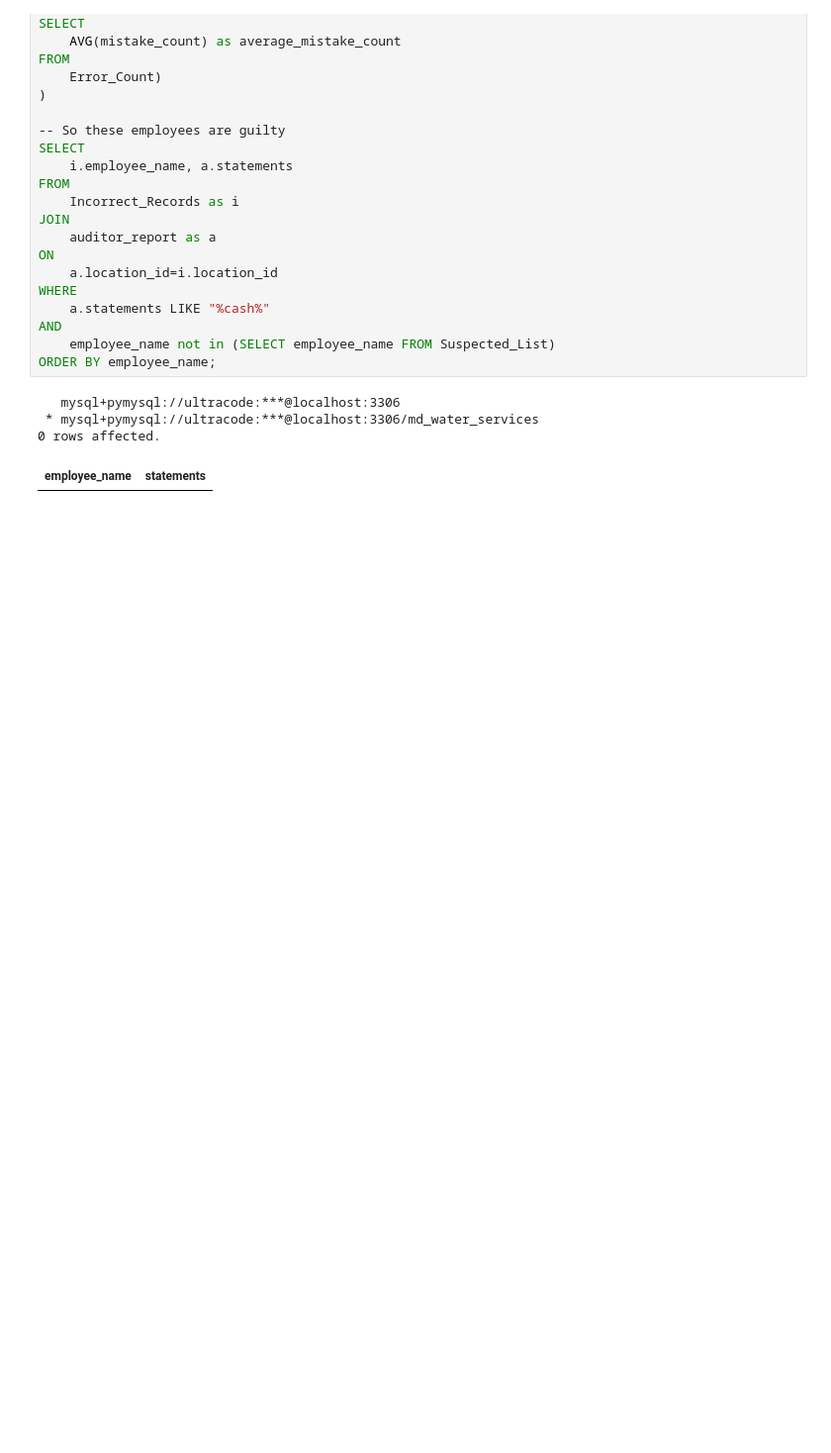
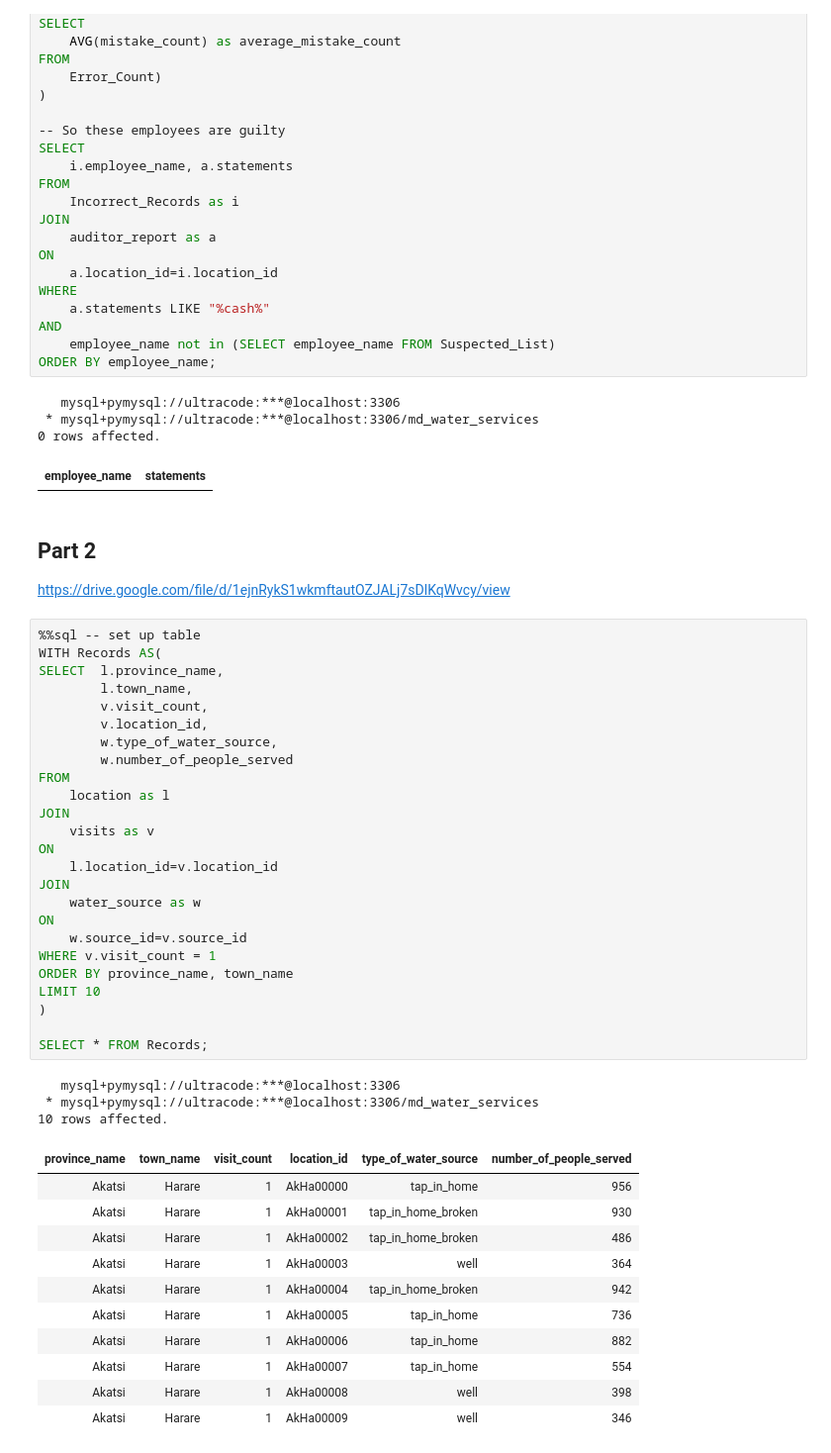
Before and after one commit to Ultra-Code/datascience_exploration, a Jupyter notebook: src/Integrated project - Weaving the data threads of Maji Ndogo's narrative.ipynb, the cells around one changed output. Shown at 99% size. Saved outputs shown, nothing was run; the diff lists cells and outputs as text; blank space fills up the shorter version.

Commit message:
Make progress on part 2 of Integrated Project

```diff
--- a/src/Integrated project - Weaving the data threads of Maji Ndogo's narrative.ipynb
+++ b/src/Integrated project - Weaving the data threads of Maji Ndogo's narrative.ipynb
@@ -712,3 +712,46 @@ ORDER BY employee_name;
  * mysql+pymysql://ultracode:***@localhost:3306/md_water_services
 0 rows affected.
 | employee_name | statements |
+# %% [markdown]
+## Part 2
+https://drive.google.com/file/d/1ejnRykS1wkmftautOZJALj7sDlKqWvcy/view
+# %%
+%%sql -- set up table
+WITH Records AS(
+SELECT  l.province_name,
+        l.town_name,
+        v.visit_count,
+        v.location_id,
+        w.type_of_water_source,
+        w.number_of_people_served
+FROM
+    location as l
+JOIN
+    visits as v
+ON
+    l.location_id=v.location_id
+JOIN
+    water_source as w
+ON
+    w.source_id=v.source_id
+WHERE v.visit_count = 1
+ORDER BY province_name, town_name
+LIMIT 10
+)
+
+SELECT * FROM Records;
+# %% [output]
+   mysql+pymysql://ultracode:***@localhost:3306
+ * mysql+pymysql://ultracode:***@localhost:3306/md_water_services
+10 rows affected.
+| province_name | town_name | visit_count | location_id | type_of_water_source | number_of_people_served |
+| Akatsi | Harare | 1 | AkHa00000 | tap_in_home | 956 |
+| Akatsi | Harare | 1 | AkHa00001 | tap_in_home_broken | 930 |
+| Akatsi | Harare | 1 | AkHa00002 | tap_in_home_broken | 486 |
+| Akatsi | Harare | 1 | AkHa00003 | well | 364 |
+| Akatsi | Harare | 1 | AkHa00004 | tap_in_home_broken | 942 |
+| Akatsi | Harare | 1 | AkHa00005 | tap_in_home | 736 |
+| Akatsi | Harare | 1 | AkHa00006 | tap_in_home | 882 |
+| Akatsi | Harare | 1 | AkHa00007 | tap_in_home | 554 |
+| Akatsi | Harare | 1 | AkHa00008 | well | 398 |
+| Akatsi | Harare | 1 | AkHa00009 | well | 346 |
```
Also changed, not shown: parts of 1 cell of this notebook, 1 other file.
